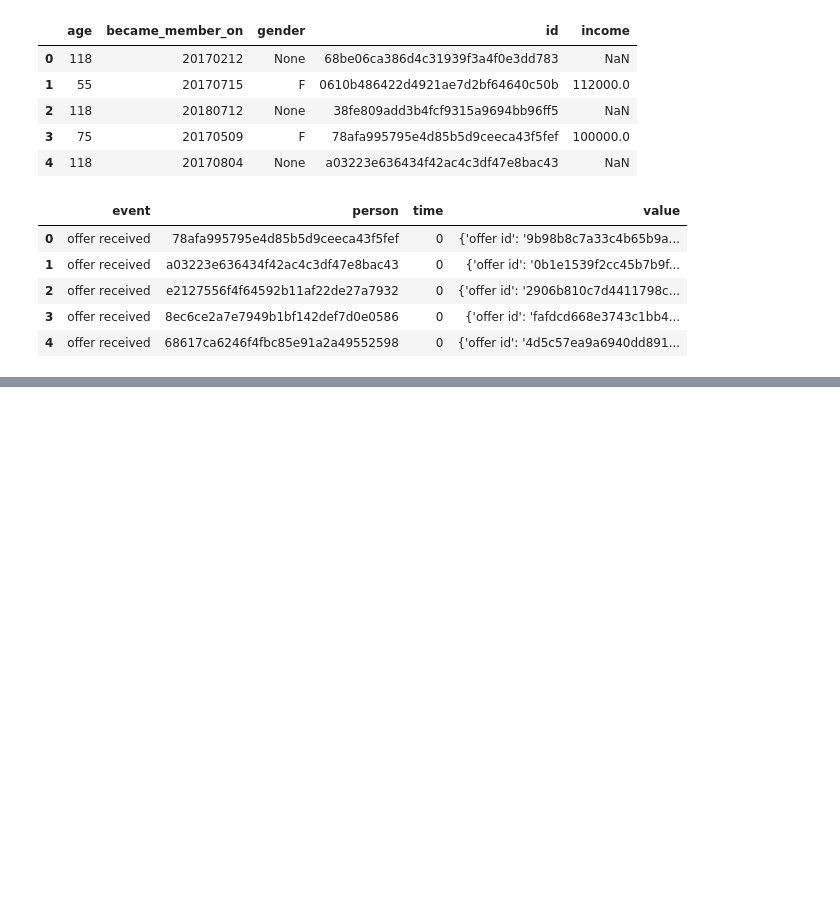
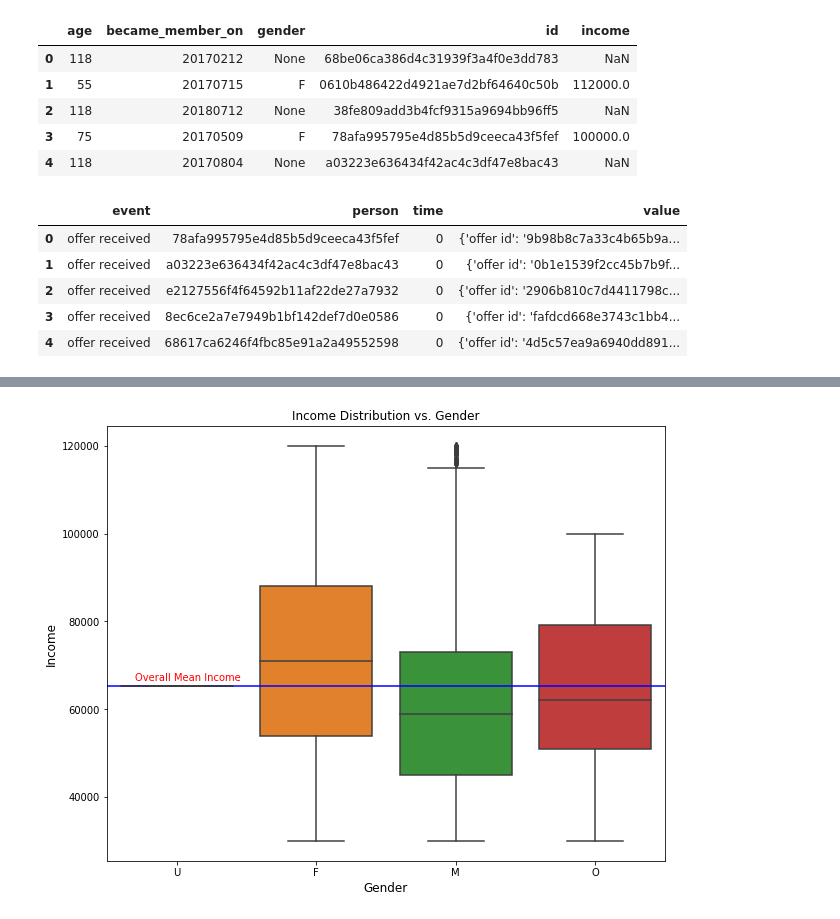
Before and after one commit to ShuangyuandData/Starbuckscustomerbehavior, a Jupyter notebook: Starbucks_Capstone_notebook.ipynb, the cells around one changed output, grey strips where cells are left out. Saved outputs shown, nothing was run; the diff lists cells and outputs as text; code cells hidden in the pictures; blank space fills up the shorter version.

```diff
--- a/Starbucks_Capstone_notebook.ipynb
+++ b/Starbucks_Capstone_notebook.ipynb
@@ -113,0 +228,10 @@ transcript.head()
+# %%
+plt.figure(figsize=(10,8))
+sns.boxplot(x = 'gender', y = 'income', data = profile)
+plt.hlines(mean_val, -100 , 1000, color = 'b')
+plt.ylabel('Income', fontsize = 12)
+plt.xlabel('Gender', fontsize = 12)
+plt.title('Income Distribution vs. Gender')
+plt.text(x = -.3, y = mean_val + 1000, s = "Overall Mean Income", color = 'r');
+# %% [output]
+[figure, added]
```
Also changed, not shown: parts of 34 cells of this notebook.
